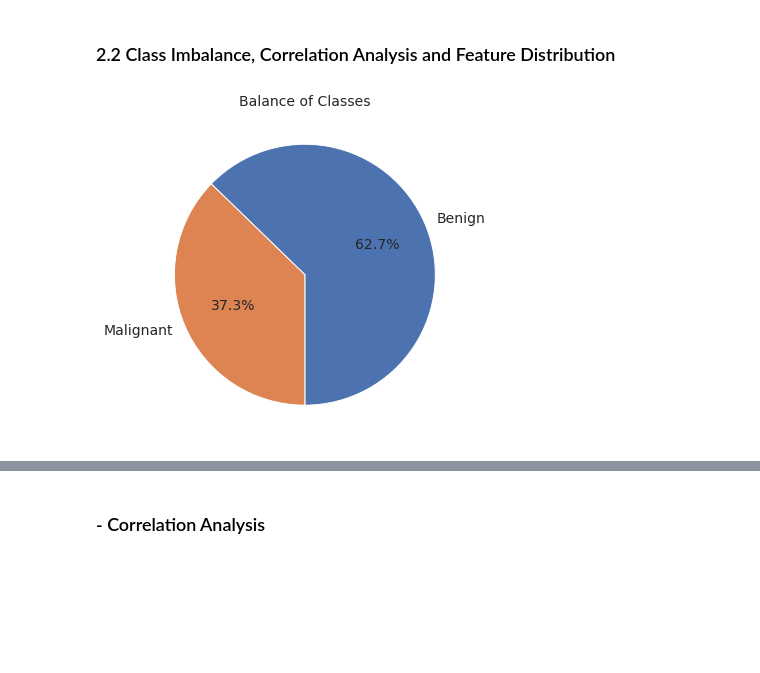
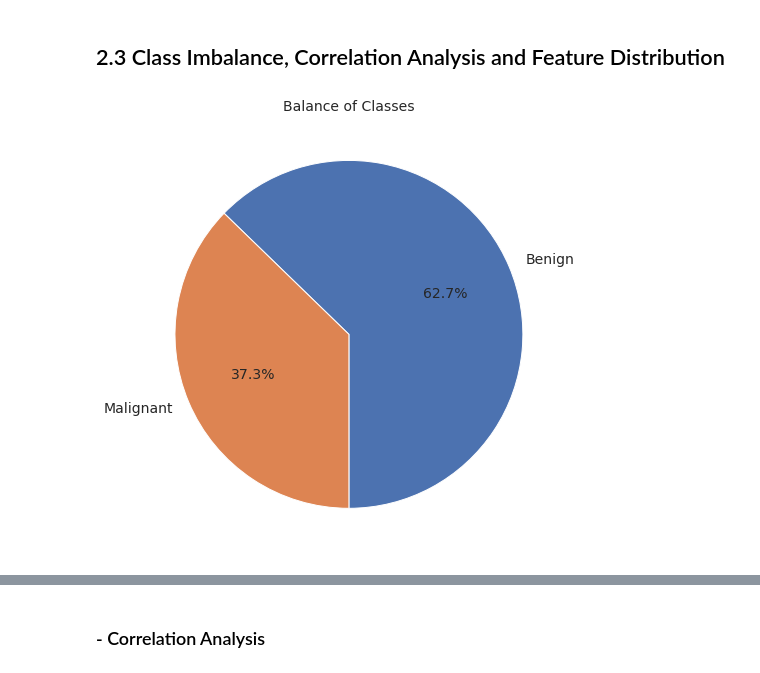
Before and after one commit to ottobricks/BreastCancerWisconsinDiagnostic, a Jupyter notebook: notebooks/eda.ipynb, the cells around one changed output, grey strips where cells are left out. Cells and saved outputs as stored; diff of their text form; code cells hidden in the pictures; blank space fills up the shorter version.

```diff
--- a/notebooks/eda.ipynb
+++ b/notebooks/eda.ipynb
@@ -50,5 +56,5 @@ Hence, a higher value corresponds to a less regular contour, which in turn means
 # %% [markdown]
-### 2.2 Class Imbalance, Correlation Analysis and Feature Distribution
+## 2.3 Class Imbalance, Correlation Analysis and Feature Distribution
 # %%
 def plot_compare_classdistribution(df: pd.DataFrame, summary='mean', ax=None):
     # scales the data
@@ -83,22 +125,22 @@ def plot_compare_classdistribution(df: pd.DataFrame, summary='mean', ax=None):
 # %%
-fig, ax = plt.subplots(1, 1, figsize=(20, 6))
+fig, ax = plt.subplots(1, 1, figsize=(8, 8))
 ax.set_title('Balance of Classes', fontsize=14)
 
 eda.data['label']\
     .map({1: 'Malignant', 0: 'Benign'})\
     .value_counts()\
     .plot(
         ax=ax,
         kind='pie',
         autopct='%1.1f%%',
         startangle=270,
         fontsize=14,
         label=''
     )
 
 plt.show()
 # %% [output]
-[figure, old version]
+[figure, new version]
 # %% [markdown]
 ### - Imbalanced Classes
 There are almost twice as many benign observations than malignant, which can become an issue while inducing machine learning models. Thus, we must employ a sampling technique.<br />
```
Also changed, not shown: parts of 13 cells of this notebook.
